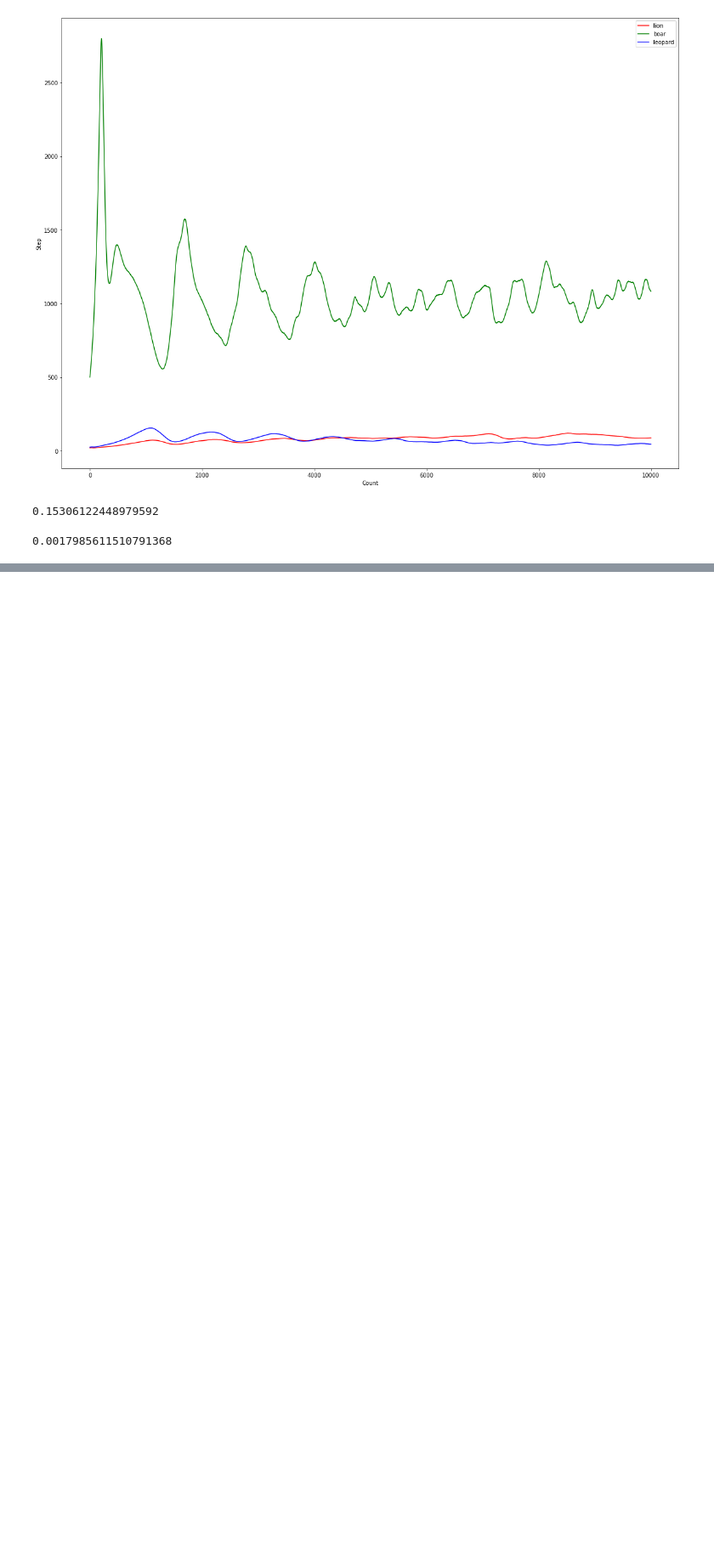
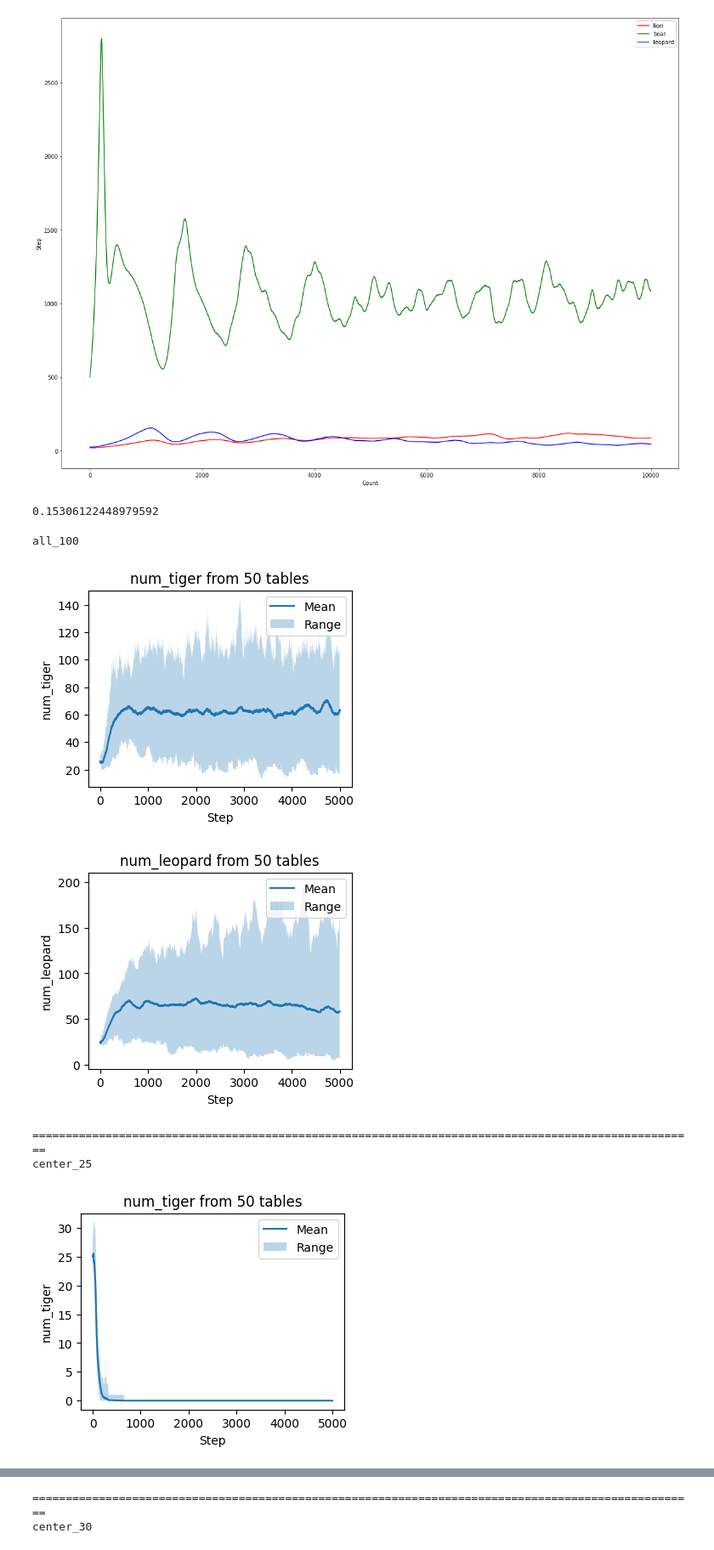
Before and after one commit to pahung1999/prey_predator_julia, a Jupyter notebook: data_analyst.ipynb, the cells around one changed output, grey strips where cells are left out. Shown at 85% size. Saved outputs shown, nothing was run; the diff lists cells and outputs as text; code cells hidden in the pictures; blank space fills up the shorter version.

```diff
--- a/data_analyst.ipynb
+++ b/data_analyst.ipynb
@@ -52,3 +106,34 @@ Số trường hợp báo chết:  0
+# %%
+def draw_data(csv_folder, column_name, size = (5, 5), max_len = 5000):
+    data_list=[]
+    for filename in tqdm(os.listdir(csv_folder)):
+        data_frame=pd.read_csv(os.path.join(csv_folder,filename))
+        data_frame=data_convert(data_frame, column_name)
+        last_id = max_len
+        data_column= data_frame[column_name][:last_id]
+        data_list.append(data_column)
+    data_list = np.array(data_list)
+
+    mean_values = np.mean(data_list, axis=0)
+
+    # Tính khoảng giá trị của từng cột (min-max)
+    min_values = np.min(data_list, axis=0)
+    max_values = np.max(data_list, axis=0)
+
+    plt.figure(figsize=size)
+    # Đặt tên cho trục và tiêu đề
+    plt.xlabel('Step')
+    plt.ylabel(column_name)
+    plt.title(f'{column_name} from {len(data_list)} tables')
+
+    # Tạo biểu đồ đường
+    x = np.arange(data_list.shape[1]) + 1  # Trục x là số bảng (1 đến 20)
+    plt.plot(x, mean_values, label='Mean')
+    plt.fill_between(x, min_values, max_values, alpha=0.3, label='Range')
+    # Hiển thị chú thích
+    plt.legend()
+
+    plt.show()
 # %%
 f = plt.figure()
 f.set_figwidth(20)
@@ -82,7 +167,21 @@ plt.show()
 45/147*0.5
 # %% [output]
 0.15306122448979592
-# %%
-1/556
-# %% [output]
-0.0017985611510791368
+# %%
+folder_data = "./data/map_ver_60_33/"
+for folder_name in os.listdir(folder_data):
+    csv_folder = os.path.join(folder_data, folder_name)
+
+    print(folder_name)
+    for key in key_list:
+        if "num_tiger" not in key and "num_leopard" not in key:
+            continue
+        draw_data(csv_folder, key, size = (4, 3))
+    print("="*100)
+# %% [output]
+all_100
+[figure, added]
+[figure, added]
+====================================================================================================
+center_25
+[figure, added]
@@ -88,0 +189,2 @@ plt.show()
+====================================================================================================
+center_30
```
Also changed, not shown: parts of 15 cells of this notebook, 10 other files.
